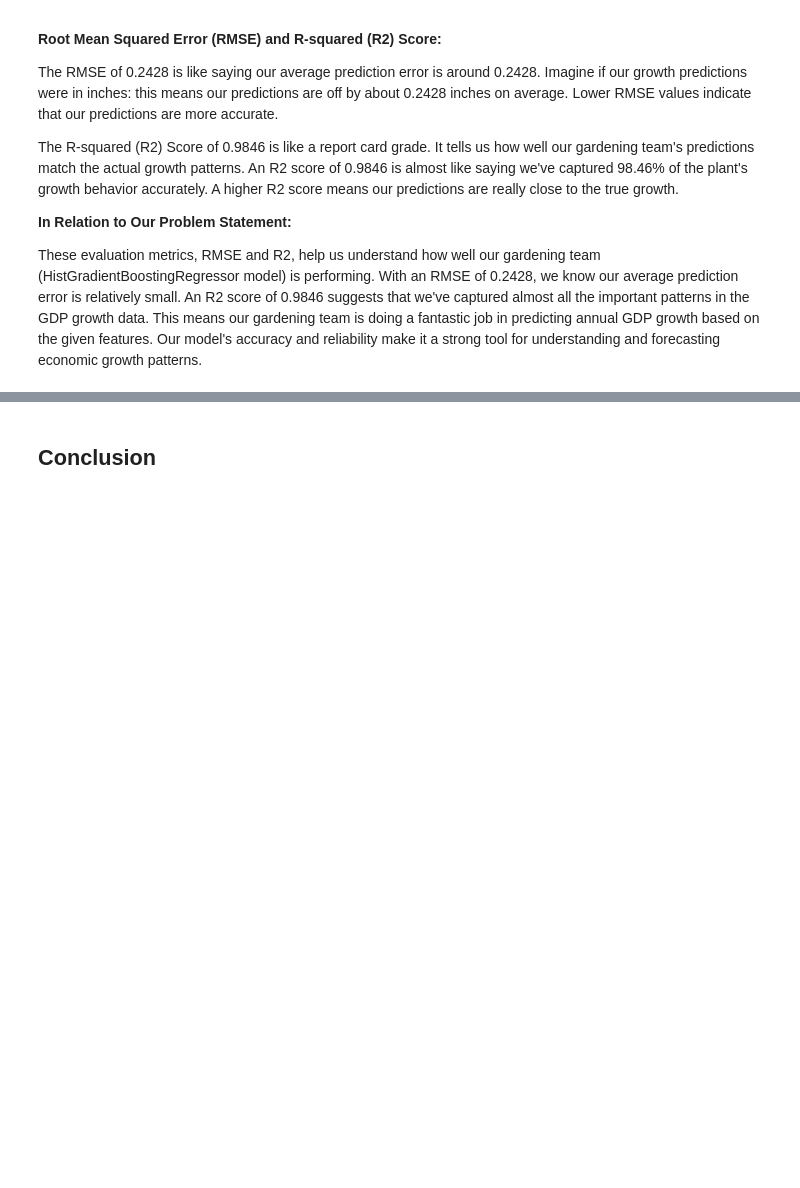
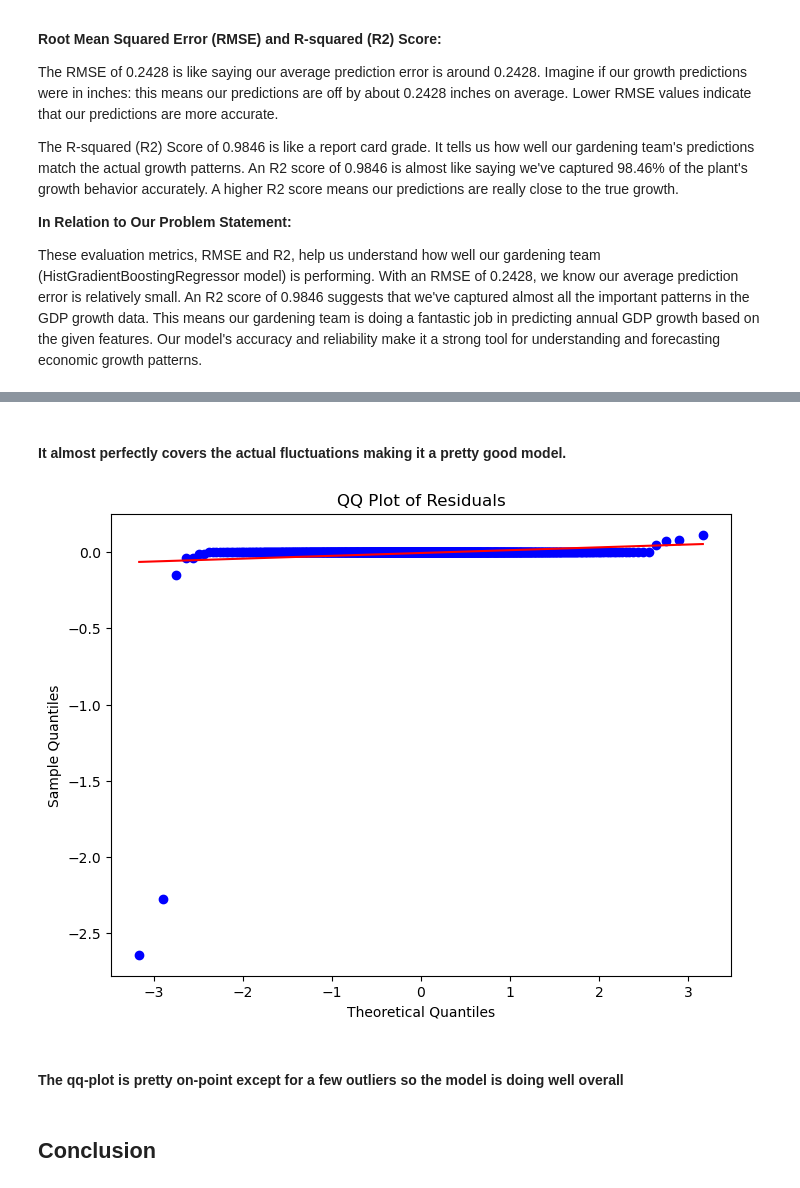
Before and after one commit to MadScie254/Phase-3-project-modelling, a Jupyter notebook: Model.ipynb, the cells around one changed output, grey strips where cells are left out. Cells and saved outputs as stored; diff of their text form; code cells hidden in the pictures; blank space fills up the shorter version.

```diff
--- a/Model.ipynb
+++ b/Model.ipynb
@@ -1323,3 +1440,23 @@ These evaluation metrics, RMSE and R2, help us understand how well our gardening
+# %% [markdown]
+#### It almost perfectly covers the actual fluctuations making it a pretty good model.
+# %%
+import matplotlib.pyplot as plt
+import scipy.stats as stats
+
+# Calculate the residuals
+residuals = y_test - y_pred
+
+# Create a QQ plot
+plt.figure(figsize=(8, 6))
+stats.probplot(residuals, dist="norm", plot=plt)
+plt.title('QQ Plot of Residuals')
+plt.xlabel('Theoretical Quantiles')
+plt.ylabel('Sample Quantiles')
+plt.show()
+# %% [output]
+[figure, added]
+# %% [markdown]
+#### The qq-plot is pretty on-point except for a few outliers so the model is doing well overall
 # %% [markdown]
 ## Conclusion
 # %% [markdown]
```
Also changed, not shown: parts of 8 cells of this notebook.
